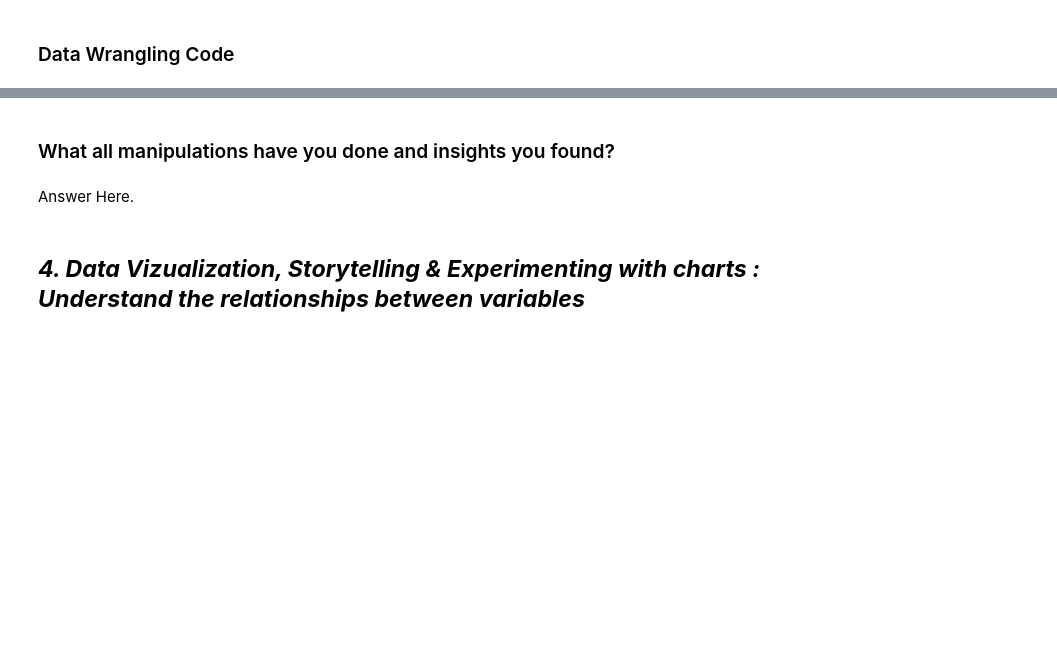
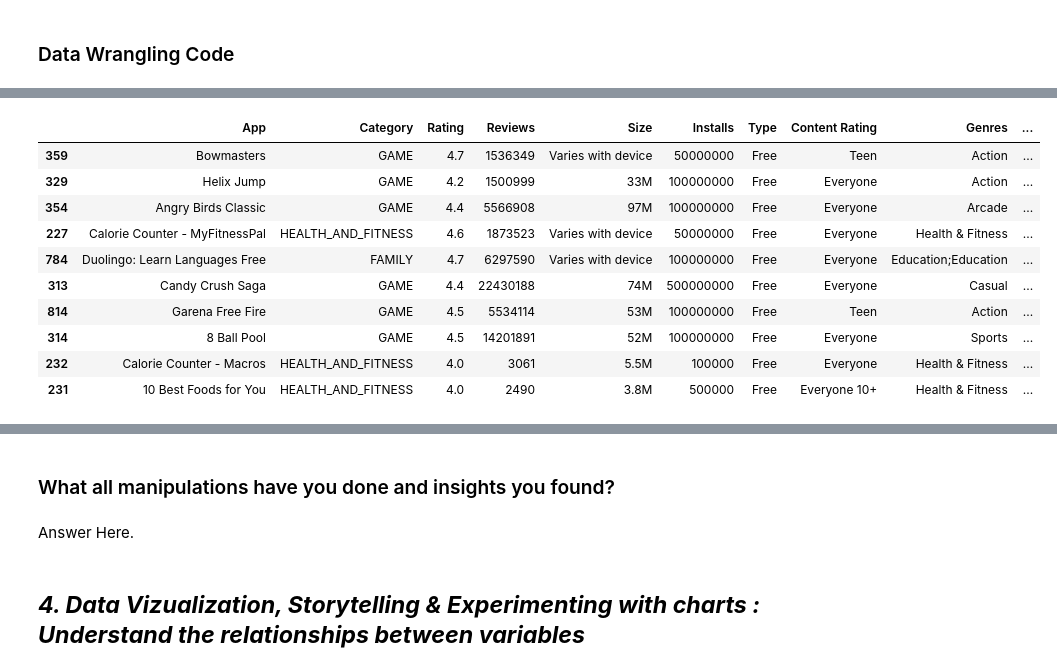
Before and after one commit to ShariqZahid/Szahid, a Jupyter notebook: My_EDA_Project.ipynb, the cells around one changed output, grey strips where cells are left out. Saved outputs shown, nothing was run; the diff lists cells and outputs as text; code cells hidden in the pictures; blank space fills up the shorter version.

```diff
--- a/My_EDA_Project.ipynb
+++ b/My_EDA_Project.ipynb
@@ -379,0 +871,3 @@ df1.describe()
+# %%
+# Adding a column named 'Positive_Percentage'
+urdf2['Positive_Percentage'] = round((urdf2['Positive']/(urdf2['Positive']+urdf2['Neutral']+urdf2['Negative']))*100,1)
@@ -379,0 +890,3 @@ df1.describe()
+# %%
+urdf_new = pd.merge(urdf1, urdf2, on='App')
+urdf_new
@@ -379,0 +921,4 @@ df1.describe()
+# %%
+# Inner Join
+df1 = pd.merge(psdf, urdf_new, on = 'App')
+df1.head()
@@ -379,0 +933,3 @@ df1.describe()
+# %%
+df1 = df1.drop(['Last Updated', 'Current Ver', 'Android Ver', 'Price', 'rank'], axis = 1)
+df1.head()
@@ -379,0 +943,14 @@ df1.describe()
+# %%
+df1.sort_values(by = ['Total','Positive_Percentage'], ascending = False).head(10)
+# %% [output]
+|  | App | Category | Rating | Reviews | Size | Installs | Type | Content Rating | Genres | ... |
+| 359 | Bowmasters | GAME | 4.7 | 1536349 | Varies with device | 50000000 | Free | Teen | Action | ... |
+| 329 | Helix Jump | GAME | 4.2 | 1500999 | 33M | 100000000 | Free | Everyone | Action | ... |
+| 354 | Angry Birds Classic | GAME | 4.4 | 5566908 | 97M | 100000000 | Free | Everyone | Arcade | ... |
+| 227 | Calorie Counter - MyFitnessPal | HEALTH_AND_FITNESS | 4.6 | 1873523 | Varies with device | 50000000 | Free | Everyone | Health & Fitness | ... |
+| 784 | Duolingo: Learn Languages Free | FAMILY | 4.7 | 6297590 | Varies with device | 100000000 | Free | Everyone | Education;Education | ... |
+| 313 | Candy Crush Saga | GAME | 4.4 | 22430188 | 74M | 500000000 | Free | Everyone | Casual | ... |
+| 814 | Garena Free Fire | GAME | 4.5 | 5534114 | 53M | 100000000 | Free | Teen | Action | ... |
+| 314 | 8 Ball Pool | GAME | 4.5 | 14201891 | 52M | 100000000 | Free | Everyone | Sports | ... |
+| 232 | Calorie Counter - Macros | HEALTH_AND_FITNESS | 4.0 | 3061 | 5.5M | 100000 | Free | Everyone | Health & Fitness | ... |
+| 231 | 10 Best Foods for You | HEALTH_AND_FITNESS | 4.0 | 2490 | 3.8M | 500000 | Free | Everyone 10+ | Health & Fitness | ... |
```
Also changed, not shown: parts of 88 cells of this notebook.
